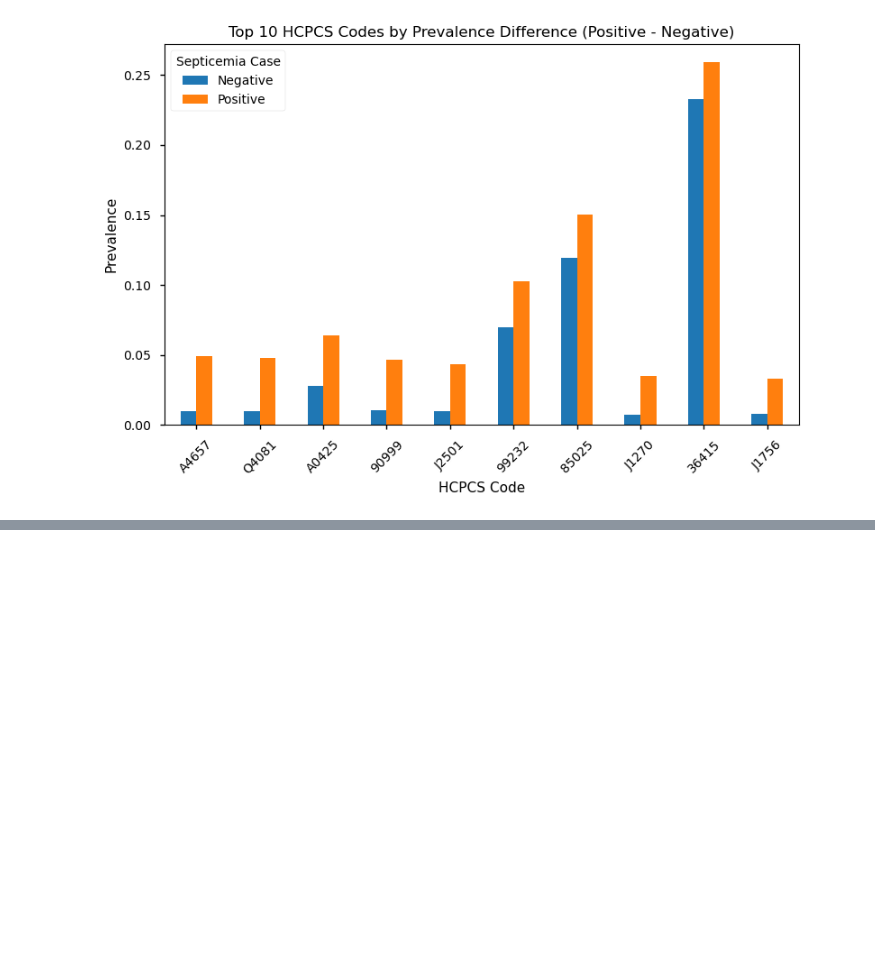
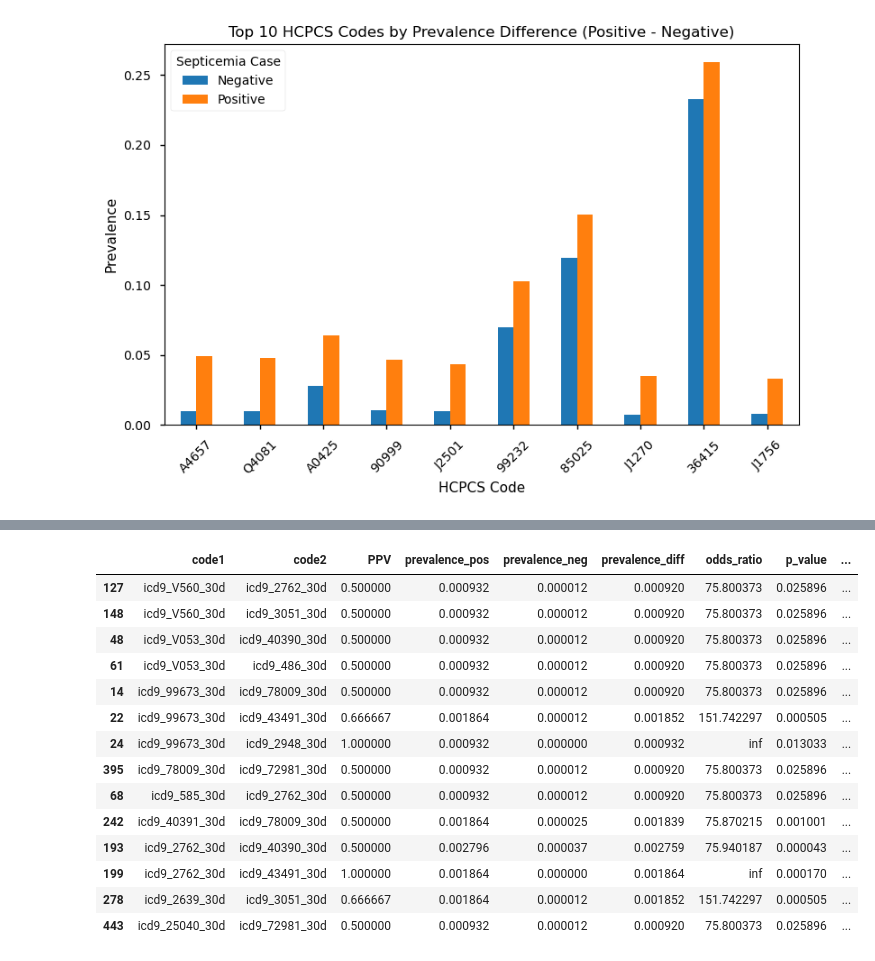
Before and after one commit to jimmyjamesarnold/healthcare-synpuf-pipeline, a Jupyter notebook: notebooks/eda.ipynb, the cells around one changed output, grey strips where cells are left out. Saved outputs shown, nothing was run; the diff lists cells and outputs as text; code cells hidden in the pictures; blank space fills up the shorter version.

```diff
--- a/notebooks/eda.ipynb
+++ b/notebooks/eda.ipynb
@@ -749,0 +1187,22 @@ plt.close()
+# %%
+results_df[(results_df['p_value']<0.05)
+            & (results_df['PPV']>=0.5)
+            & (results_df['odds_ratio']>2)
+            # & (results_df['mutual_info']>0.1)
+].sort_values(by='code1',ascending=False).head(20)
+# %% [output]
+|  | code1 | code2 | PPV | prevalence_pos | prevalence_neg | prevalence_diff | odds_ratio | p_value | ... |
+| 127 | icd9_V560_30d | icd9_2762_30d | 0.500000 | 0.000932 | 0.000012 | 0.000920 | 75.800373 | 0.025896 | ... |
+| 148 | icd9_V560_30d | icd9_3051_30d | 0.500000 | 0.000932 | 0.000012 | 0.000920 | 75.800373 | 0.025896 | ... |
+| 48 | icd9_V053_30d | icd9_40390_30d | 0.500000 | 0.000932 | 0.000012 | 0.000920 | 75.800373 | 0.025896 | ... |
+| 61 | icd9_V053_30d | icd9_486_30d | 0.500000 | 0.000932 | 0.000012 | 0.000920 | 75.800373 | 0.025896 | ... |
+| 14 | icd9_99673_30d | icd9_78009_30d | 0.500000 | 0.000932 | 0.000012 | 0.000920 | 75.800373 | 0.025896 | ... |
+| 22 | icd9_99673_30d | icd9_43491_30d | 0.666667 | 0.001864 | 0.000012 | 0.001852 | 151.742297 | 0.000505 | ... |
+| 24 | icd9_99673_30d | icd9_2948_30d | 1.000000 | 0.000932 | 0.000000 | 0.000932 | inf | 0.013033 | ... |
+| 395 | icd9_78009_30d | icd9_72981_30d | 0.500000 | 0.000932 | 0.000012 | 0.000920 | 75.800373 | 0.025896 | ... |
+| 68 | icd9_585_30d | icd9_2762_30d | 0.500000 | 0.000932 | 0.000012 | 0.000920 | 75.800373 | 0.025896 | ... |
+| 242 | icd9_40391_30d | icd9_78009_30d | 0.500000 | 0.001864 | 0.000025 | 0.001839 | 75.870215 | 0.001001 | ... |
+| 193 | icd9_2762_30d | icd9_40390_30d | 0.500000 | 0.002796 | 0.000037 | 0.002759 | 75.940187 | 0.000043 | ... |
+| 199 | icd9_2762_30d | icd9_43491_30d | 1.000000 | 0.001864 | 0.000000 | 0.001864 | inf | 0.000170 | ... |
+| 278 | icd9_2639_30d | icd9_3051_30d | 0.666667 | 0.001864 | 0.000012 | 0.001852 | 151.742297 | 0.000505 | ... |
+| 443 | icd9_25040_30d | icd9_72981_30d | 0.500000 | 0.000932 | 0.000012 | 0.000920 | 75.800373 | 0.025896 | ... |
```
Also changed, not shown: parts of 24 cells of this notebook, 50 other files.
